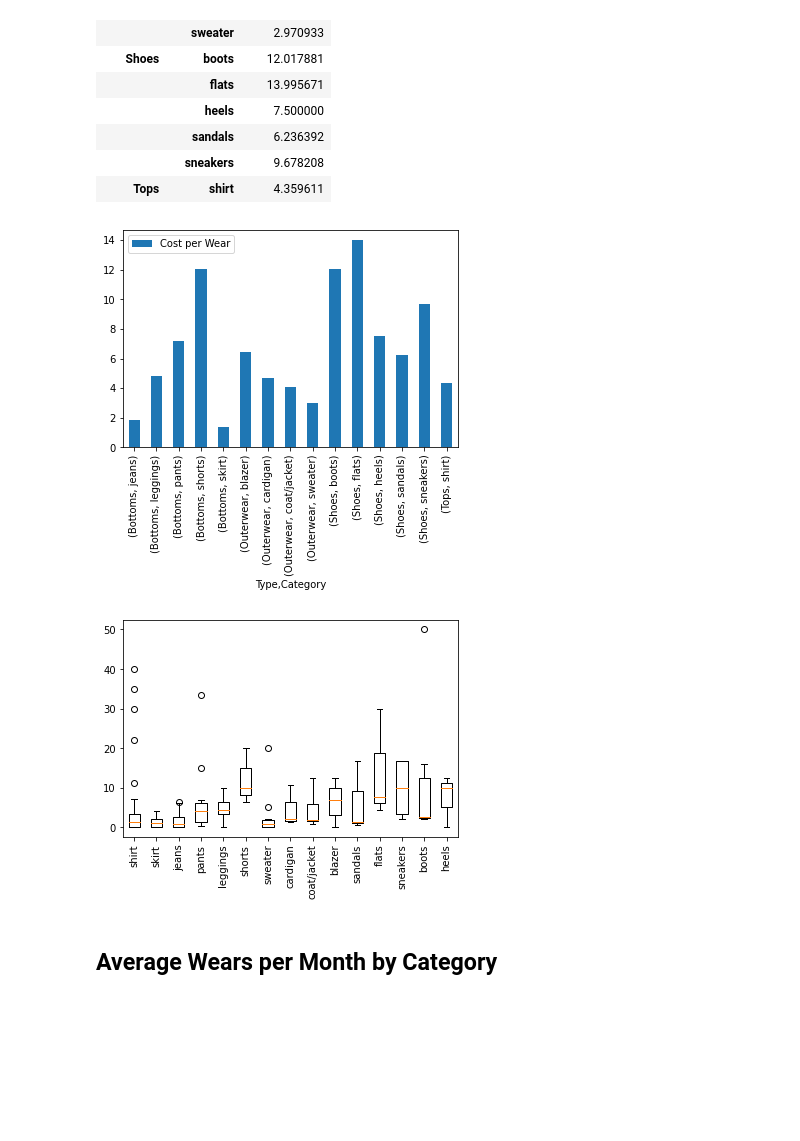
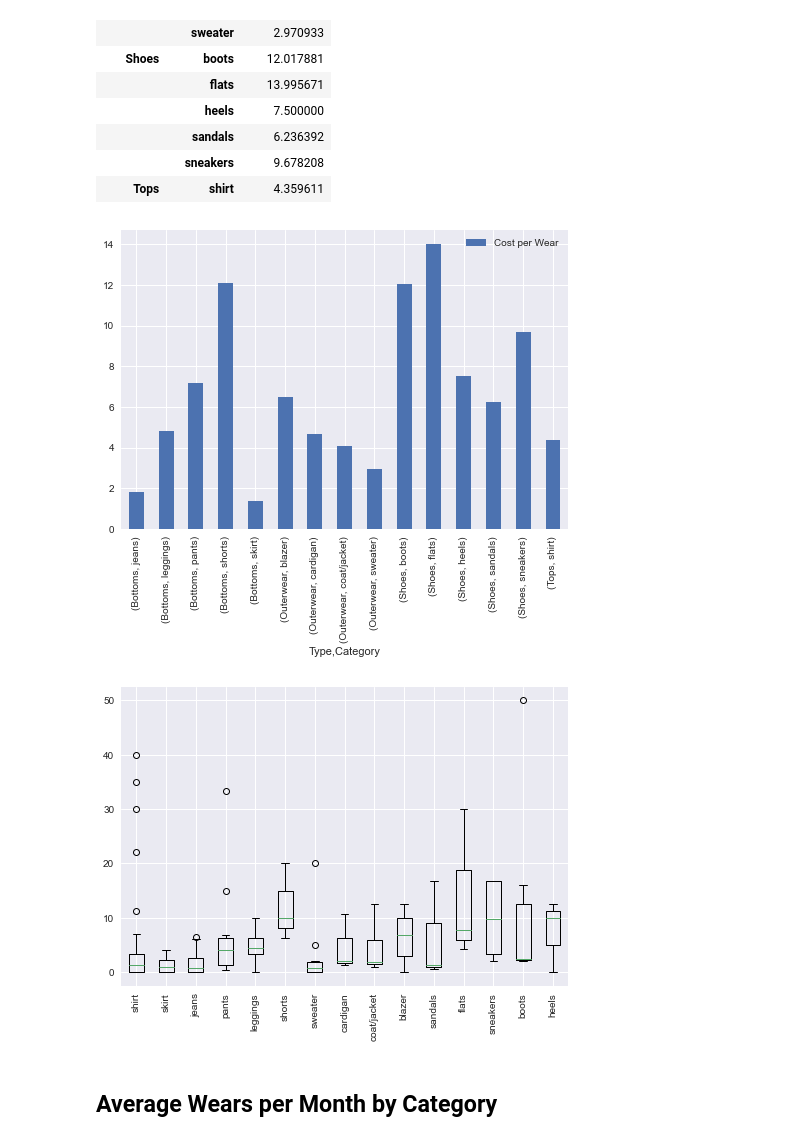
Before and after one commit to rebekahcallkacz/wardrobe-data-analysis, a Jupyter notebook: data_visualization.ipynb, the cells around one changed output. Saved outputs shown, nothing was run; the diff lists cells and outputs as text; code cells hidden in the pictures; blank space fills up the shorter version.

```diff
--- a/data_visualization.ipynb
+++ b/data_visualization.ipynb
@@ -11,3 +15,6 @@ import datetime as dt
+# %%
+# Set style
+plt.style.use('seaborn')
 # %%
 # Import dataset
 wardrobe_df = pd.read_csv('Resources/wardrobedata.csv')
@@ -73,15 +80,15 @@ cpw_category
 cpw_category.plot(kind='bar')
 plt.show()
 # %% [output]
-[figure, old version]
+[figure, new version]
 # %%
 # Same date but in a boxplot
 types = wardrobe_df['Category'].unique()
-plt.boxplot([wardrobe_df['Cost per Wear'].loc[wardrobe_df['Category'] == cat] for cat in categories])
+plt.boxplot([wardrobe_df['Cost per Wear'].loc[wardrobe_df['Category'] == cat] for cat in types])
 plt.xticks(range(1, (len(types) + 1)), types, rotation='vertical')
 plt.show()
 # %% [output]
-[figure, old version]
+[figure, new version]
 # %% [markdown]
 ## Average Wears per Month by Category
 # %%
```
Also changed, not shown: parts of 15 cells of this notebook, 1 other file.
